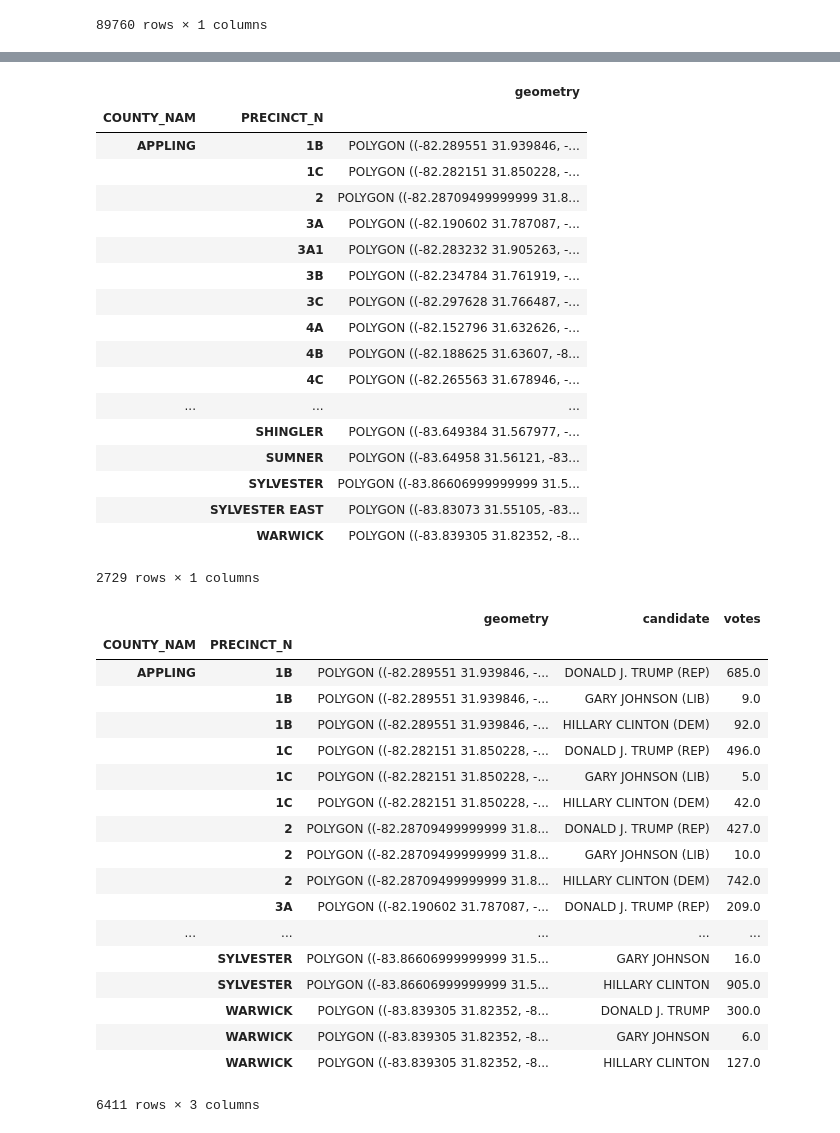
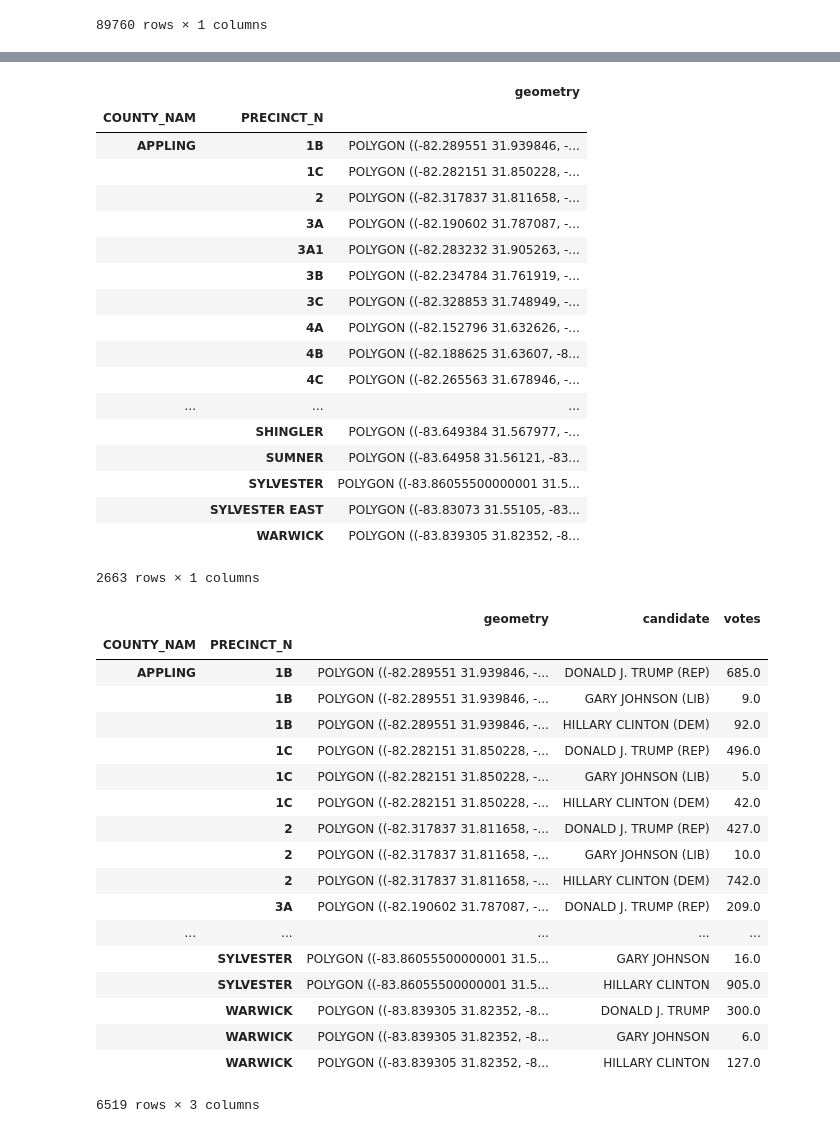
Before and after one commit to deathbeds/election, a Jupyter notebook: Election.ipynb, the cells around one changed output, grey strips where cells are left out. Saved outputs shown, nothing was run; the diff lists cells and outputs as text; code cells hidden in the pictures.

```diff
--- a/Election.ipynb
+++ b/Election.ipynb
@@ -310,30 +290,30 @@ vtd2014 Index(['ID', 'AREA', 'DATA', 'DISTRICT', 'CTYSOSID', 'PRECINCT_I',
 # %%
 
-    map_county_precincts = (Maps.dfs['vtd2014'][['PRECINCT_N', 'COUNTY_NAM', 'geometry']]
-                            .sort_values(['COUNTY_NAM', 'PRECINCT_N'])
-                            .dropna())
+    map_county_precincts = (Maps.dfs['vtd2016'][['COUNTY_NAM', 'PRECINCT_N', 'geometry']]
+                            .dropna()
+                            .sort_values(['COUNTY_NAM', 'PRECINCT_N']))
     map_county_precincts['PRECINCT_N'] = map_county_precincts['PRECINCT_N'].apply(str)
     map_county_precincts = map_county_precincts.set_index(['COUNTY_NAM', 'PRECINCT_N'])
 # %% [output]
 |  |  | geometry |
 | COUNTY_NAM | PRECINCT_N |  |
 | APPLING | 1B | POLYGON ((-82.289551 31.939846, -... |
 |  | 1C | POLYGON ((-82.282151 31.850228, -... |
-|  | 2 | POLYGON ((-82.28709499999999 31.8... |
+|  | 2 | POLYGON ((-82.317837 31.811658, -... |
 |  | 3A | POLYGON ((-82.190602 31.787087, -... |
 |  | 3A1 | POLYGON ((-82.283232 31.905263, -... |
 |  | 3B | POLYGON ((-82.234784 31.761919, -... |
-|  | 3C | POLYGON ((-82.297628 31.766487, -... |
+|  | 3C | POLYGON ((-82.328853 31.748949, -... |
 |  | 4A | POLYGON ((-82.152796 31.632626, -... |
 |  | 4B | POLYGON ((-82.188625 31.63607, -8... |
 |  | 4C | POLYGON ((-82.265563 31.678946, -... |
 | ... | ... | ... |
 |  | SHINGLER | POLYGON ((-83.649384 31.567977, -... |
 |  | SUMNER | POLYGON ((-83.64958 31.56121, -83... |
-|  | SYLVESTER | POLYGON ((-83.86606999999999 31.5... |
+|  | SYLVESTER | POLYGON ((-83.86055500000001 31.5... |
 |  | SYLVESTER EAST | POLYGON ((-83.83073 31.55105, -83... |
 |  | WARWICK | POLYGON ((-83.839305 31.82352, -8... |
-2729 rows × 1 columns
+2663 rows × 1 columns
 # %%
 
     joined = map_county_precincts.join(vote_county_precincts, how='outer').dropna()
@@ -346,17 +326,17 @@ vtd2014 Index(['ID', 'AREA', 'DATA', 'DISTRICT', 'CTYSOSID', 'PRECINCT_I',
 |  | 1C | POLYGON ((-82.282151 31.850228, -... | DONALD J. TRUMP (REP) | 496.0 |
 |  | 1C | POLYGON ((-82.282151 31.850228, -... | GARY JOHNSON (LIB) | 5.0 |
 |  | 1C | POLYGON ((-82.282151 31.850228, -... | HILLARY CLINTON (DEM) | 42.0 |
-|  | 2 | POLYGON ((-82.28709499999999 31.8... | DONALD J. TRUMP (REP) | 427.0 |
-|  | 2 | POLYGON ((-82.28709499999999 31.8... | GARY JOHNSON (LIB) | 10.0 |
-|  | 2 | POLYGON ((-82.28709499999999 31.8... | HILLARY CLINTON (DEM) | 742.0 |
+|  | 2 | POLYGON ((-82.317837 31.811658, -... | DONALD J. TRUMP (REP) | 427.0 |
+|  | 2 | POLYGON ((-82.317837 31.811658, -... | GARY JOHNSON (LIB) | 10.0 |
+|  | 2 | POLYGON ((-82.317837 31.811658, -... | HILLARY CLINTON (DEM) | 742.0 |
 |  | 3A | POLYGON ((-82.190602 31.787087, -... | DONALD J. TRUMP (REP) | 209.0 |
 | ... | ... | ... | ... | ... |
-|  | SYLVESTER | POLYGON ((-83.86606999999999 31.5... | GARY JOHNSON | 16.0 |
-|  | SYLVESTER | POLYGON ((-83.86606999999999 31.5... | HILLARY CLINTON | 905.0 |
+|  | SYLVESTER | POLYGON ((-83.86055500000001 31.5... | GARY JOHNSON | 16.0 |
+|  | SYLVESTER | POLYGON ((-83.86055500000001 31.5... | HILLARY CLINTON | 905.0 |
 |  | WARWICK | POLYGON ((-83.839305 31.82352, -8... | DONALD J. TRUMP | 300.0 |
 |  | WARWICK | POLYGON ((-83.839305 31.82352, -8... | GARY JOHNSON | 6.0 |
 |  | WARWICK | POLYGON ((-83.839305 31.82352, -8... | HILLARY CLINTON | 127.0 |
-6411 rows × 3 columns
+6519 rows × 3 columns
 # %%
 
     trump = joined['candidate'].str.contains('TRUMP')
```
Also changed, not shown: parts of 6 cells of this notebook, 1 other file.
